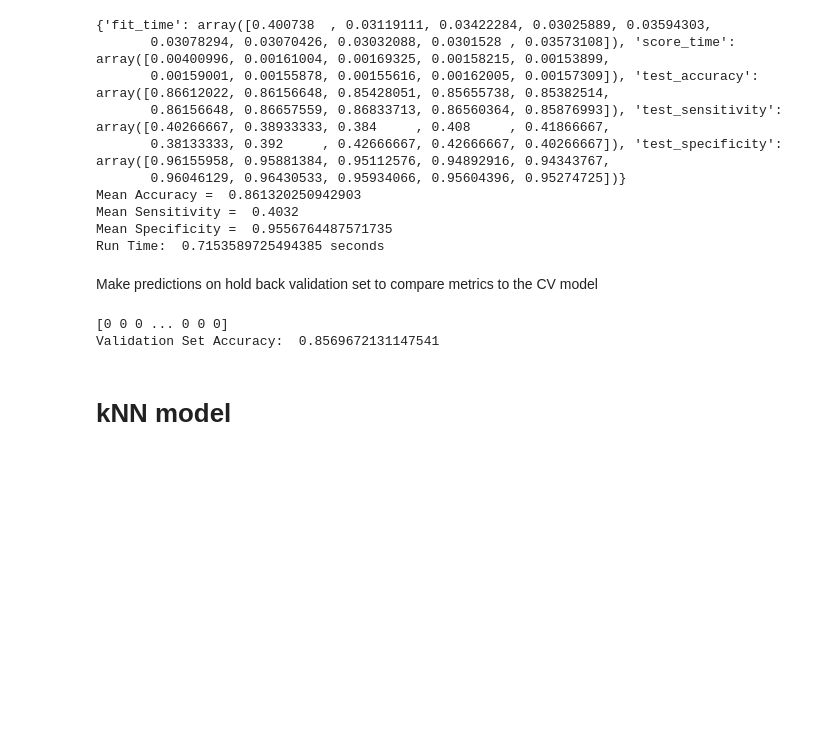
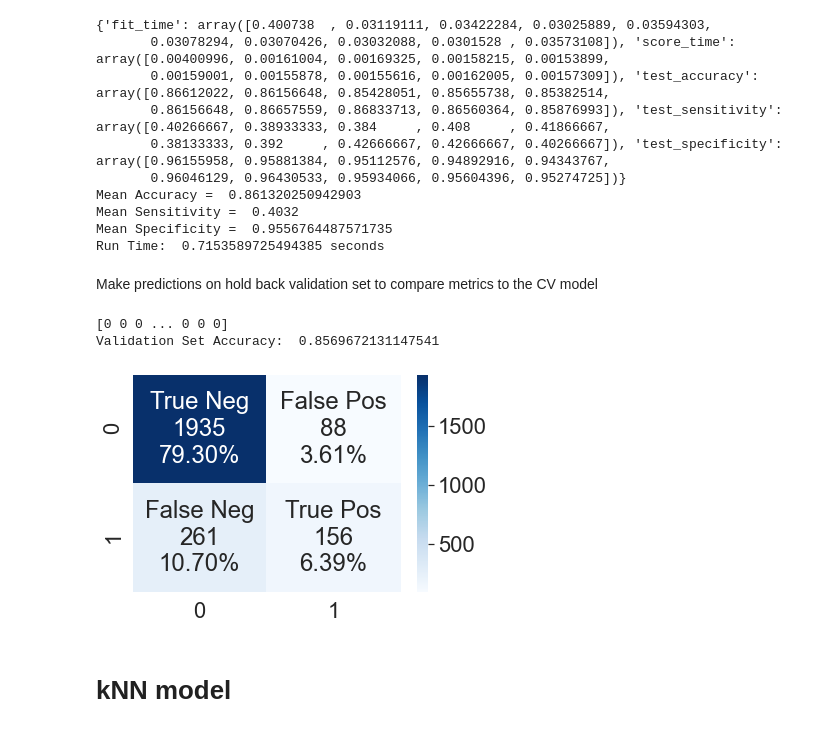
Before and after one commit to rickfontenot/airbnb, a Jupyter notebook: Lab2/WorkingFiles/lab2_Rick.ipynb, the cells around one changed output. Cells and saved outputs as stored; diff of their text form; code cells hidden in the pictures; blank space fills up the shorter version.

```diff
--- a/Lab2/WorkingFiles/lab2_Rick.ipynb
+++ b/Lab2/WorkingFiles/lab2_Rick.ipynb
@@ -1085,13 +1085,17 @@ X_host_validate = scl_obj.transform(X_host_validate)
 # %%
 model_fit = lr.fit(X_host,y_host)
 validation_predictions = lr.predict(X_host_validate)
 
 print(validation_predictions)
 from sklearn.metrics import accuracy_score
 print("Validation Set Accuracy: ", accuracy_score(y_host_validate, validation_predictions))
+
+cm = confusion_matrix(y_host_validate,validation_predictions)
+plot_confusion(cm)
 # %% [output]
 [0 0 0 ... 0 0 0]
 Validation Set Accuracy:  0.8569672131147541
+[figure, added]
 # %% [markdown]
 # kNN model
 # %%
```
Also changed, not shown: parts of 20 cells of this notebook, 1 other file.
